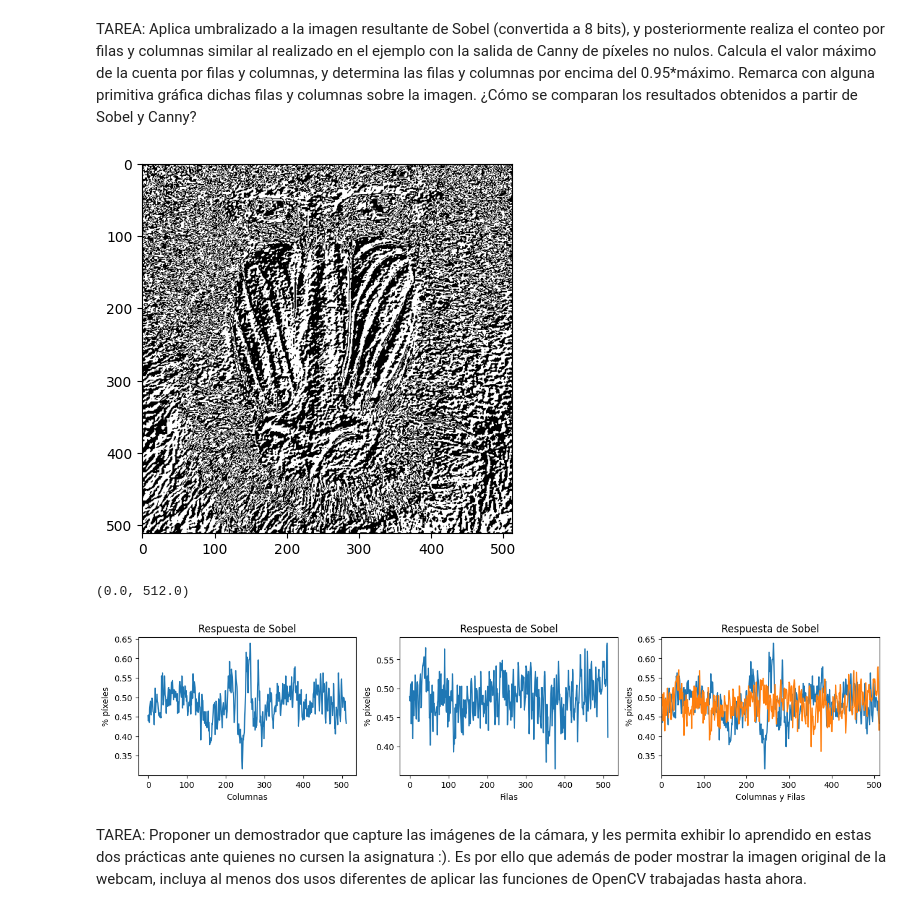
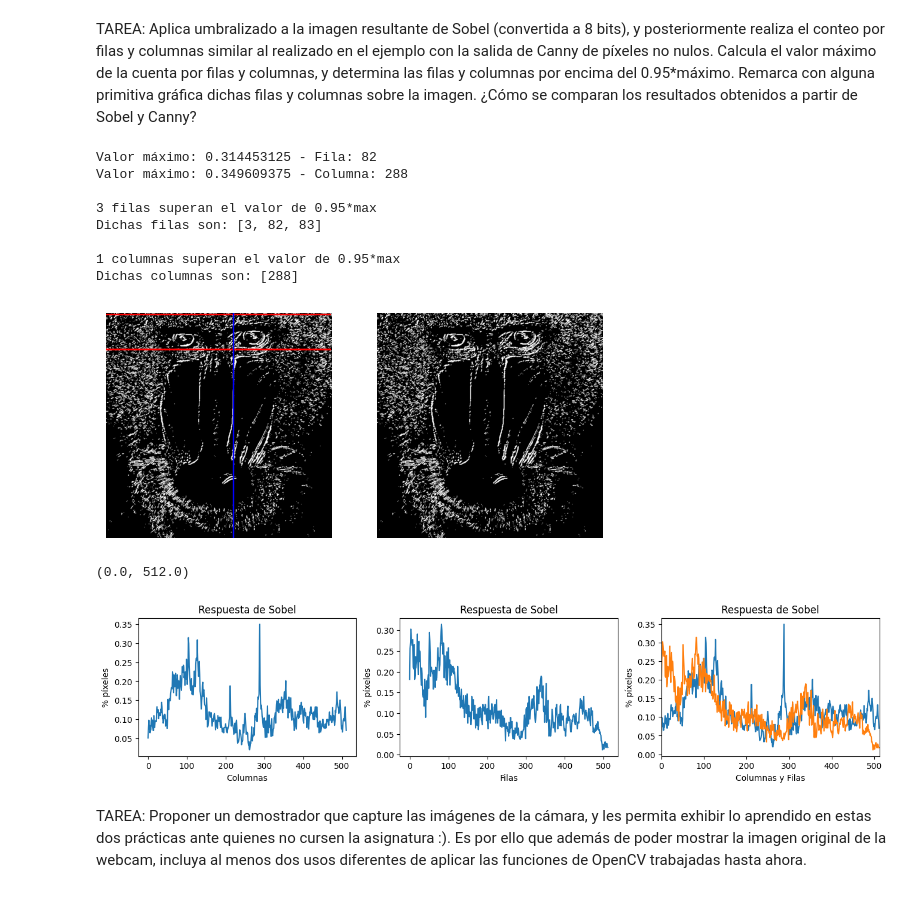
Before and after one commit to VisionPorComputador-G17/P2, a Jupyter notebook: VC_P2.ipynb, the cells around one changed output. Cells and saved outputs as stored; diff of their text form; code cells hidden in the pictures.

```diff
--- a/VC_P2.ipynb
+++ b/VC_P2.ipynb
@@ -98,15 +98,12 @@ sobely = cv2.Sobel(ggris, cv2.CV_64F, 0, 1)  # y
 #Combina ambos resultados
 sobel = cv2.add(sobelx, sobely)
 #Se convierte a 8 bits
-sobel8 = np.uint8(sobel)
+sobel8 = cv2.convertScaleAbs(sobel)
 
 #Define valor umbral
 valorUmbral = 130 #Prueba otros valores
 #Obtiene imagen umbralizada para dicho valor definido
 res, imagenUmbralizada = cv2.threshold(sobel8, valorUmbral, 255, cv2.THRESH_BINARY)
-#Muestra resultado
-plt.imshow(imagenUmbralizada, cmap='gray') #Visualiza con mapa de color gris
-plt.show()
 
 #Suma los valores de los pixeles por columna
 col_counts = cv2.reduce(imagenUmbralizada, 0, cv2.REDUCE_SUM, dtype=cv2.CV_32SC1)
@@ -115,36 +112,95 @@ rows_counts = cv2.reduce(imagenUmbralizada, 1, cv2.REDUCE_SUM, dtype=cv2.CV_32SC
 
 #Normaliza en base al número de filas y al valor máximo del píxel (255)
 #El resultado será el número de píxeles blancos por columna
 cols = col_counts[0] / (255 * imagenUmbralizada.shape[1])
 #El resultado será el número de píxeles blancos por fila
 rows = rows_counts[:,0] / (255 * imagenUmbralizada.shape[1])
+
+# Hallamos en que posición se encuentra el valor máximo
+max_rows = np.argmax(rows, axis=0)
+max_cols = np.argmax(cols, axis=0)
+print("Valor máximo:", rows[max_rows], "- Fila:", max_rows)
+print("Valor máximo:", cols[max_cols], "- Columna:", max_cols, "\n")
+
+rows_threshold = 0.95*rows[max_rows]
+cols_threshold = 0.95*cols[max_cols]
+
+# Contamos cuantas filas superan el valor de 0.95*max
+count = 0
+rows_greater_than_threshold = []
+
+for i in range(len(rows)):
+    if rows[i] > rows_threshold:
+        count += 1
+        rows_greater_than_threshold.append(i)
+
+print(count, "filas superan el valor de 0.95*max")
+print("Dichas filas son:", rows_greater_than_threshold, "\n")
+
+# Contamos cuantas columnas superan el valor de 0.95*max
+count = 0
+cols_greater_than_threshold = []
+
+for i in range(len(cols)):
+    if cols[i] > cols_threshold:
+        count += 1
+        cols_greater_than_threshold.append(i)
+
+print(count, "columnas superan el valor de 0.95*max")
+print("Dichas columnas son:", cols_greater_than_threshold)
+
+#Muestra resultado con lineas
+plt.subplot(1, 2, 1)
+plt.imshow(imagenUmbralizada, cmap='gray')
+plt.axis('off')
+
+# Pintar filas y columnas que pasan del umbral
+for row in rows_greater_than_threshold:
+    plt.axhline(y=row, color='red', linestyle='-', linewidth=1)
+
+for col in cols_greater_than_threshold:
+    plt.axvline(x=col, color='blue', linestyle='-', linewidth=1)
+
+#Muestra resultado sin lineas
+plt.subplot(1, 2, 2)
+plt.imshow(imagenUmbralizada, cmap='gray')
+plt.axis('off')
+plt.show()
 
 #Muestra dicha cuenta gráficamente
 plt.figure(figsize=(16, 3))
 plt.subplot(1, 3, 1)
 plt.title("Respuesta de Sobel")
 plt.xlabel("Columnas")
 plt.ylabel("% píxeles")
 plt.plot(cols)
 
 plt.subplot(1, 3, 2)
 plt.title("Respuesta de Sobel")
 plt.xlabel("Filas")
 plt.ylabel("% píxeles")
 plt.plot(rows)
 
 plt.subplot(1, 3, 3)
 plt.title("Respuesta de Sobel")
 plt.xlabel("Columnas y Filas")
 plt.ylabel("% píxeles")
 plt.plot(cols)
 plt.plot(rows)
 #Rango en x definido por las columnas
 plt.xlim([0, imagenUmbralizada.shape[0]])
 # %% [output]
+Valor máximo: 0.314453125 - Fila: 82
+Valor máximo: 0.349609375 - Columna: 288
+
+3 filas superan el valor de 0.95*max
+Dichas filas son: [3, 82, 83]
+
+1 columnas superan el valor de 0.95*max
+Dichas columnas son: [288]
-[figure, old version]
+[figure, new version]
-(0.0, 512.0)
+(0.0, 512.0)
-[figure, old version]
+[figure, new version]
 # %% [markdown]
 TAREA: Proponer un demostrador que capture las imágenes de la cámara, y les permita exhibir lo aprendido en estas dos prácticas ante quienes no cursen la asignatura :). Es por ello que además de poder mostrar la imagen original de la webcam, incluya al menos dos usos diferentes de aplicar las funciones de OpenCV trabajadas hasta ahora.
 # %% [markdown]
```
Also changed, not shown: parts of 1 cell of this notebook, 2 other files.
